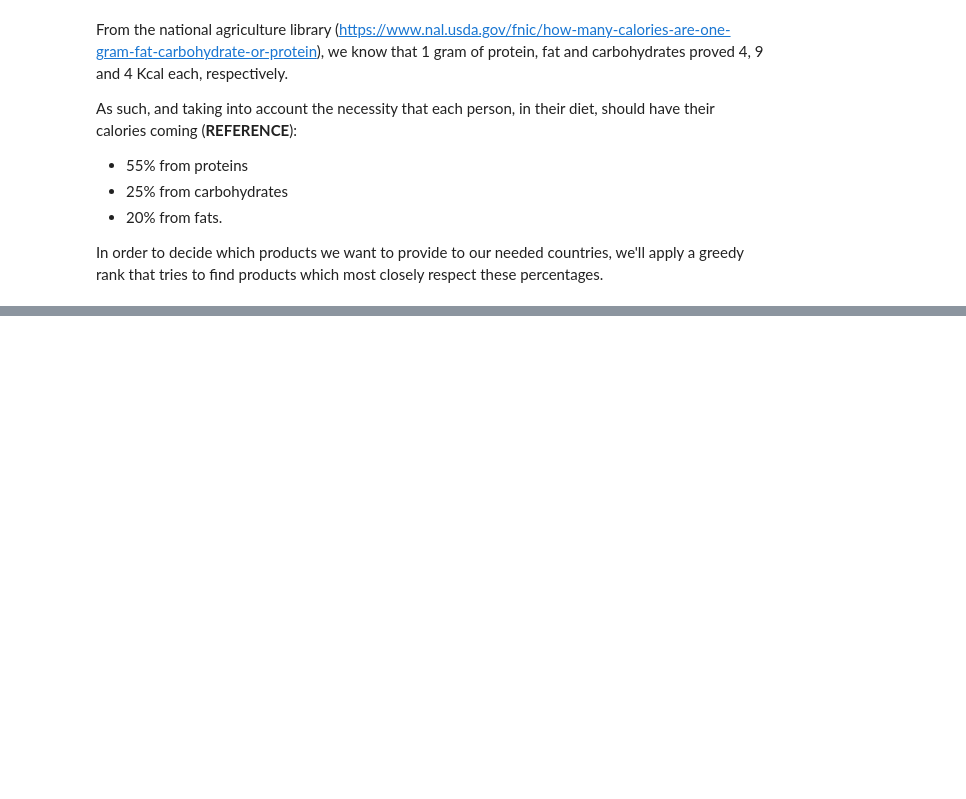
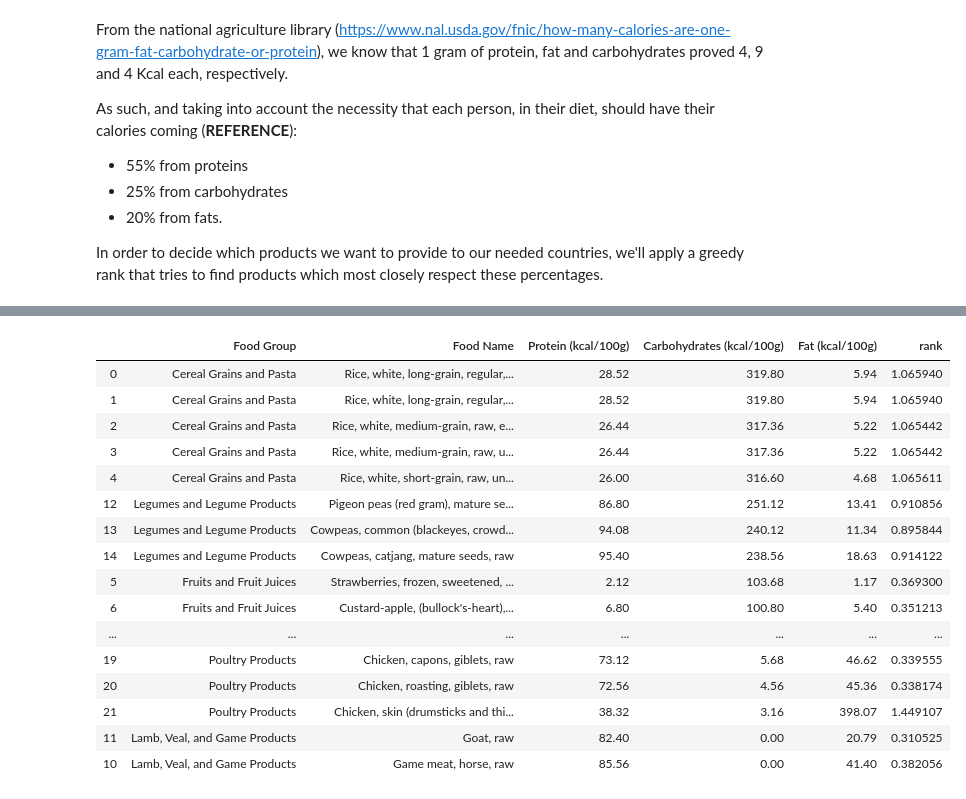
Before and after one commit to manuleo/mADAm-2019, a Jupyter notebook: extra_stuff/Diet_Joao.ipynb, the cells around one changed output, grey strips where cells are left out. Drawn from its saved outputs; the diff is of its cells as text; code cells hidden in the pictures; blank space fills up the shorter version.

```diff
--- a/extra_stuff/Diet_Joao.ipynb
+++ b/extra_stuff/Diet_Joao.ipynb
@@ -72,0 +296,22 @@ test.groupby(['Food Group'], as_index=False)['rank'].min().merge(test)
+# %%
+#sorting the groups by rank
+poss_diet_carbo.sort_values(['Carbohydrates (kcal/100g)'], \
+                                   ascending=False)
+# %% [output]
+|  | Food Group | Food Name | Protein (kcal/100g) | Carbohydrates (kcal/100g) | Fat (kcal/100g) | rank |
+| 0 | Cereal Grains and Pasta | Rice, white, long-grain, regular,... | 28.52 | 319.80 | 5.94 | 1.065940 |
+| 1 | Cereal Grains and Pasta | Rice, white, long-grain, regular,... | 28.52 | 319.80 | 5.94 | 1.065940 |
+| 2 | Cereal Grains and Pasta | Rice, white, medium-grain, raw, e... | 26.44 | 317.36 | 5.22 | 1.065442 |
+| 3 | Cereal Grains and Pasta | Rice, white, medium-grain, raw, u... | 26.44 | 317.36 | 5.22 | 1.065442 |
+| 4 | Cereal Grains and Pasta | Rice, white, short-grain, raw, un... | 26.00 | 316.60 | 4.68 | 1.065611 |
+| 12 | Legumes and Legume Products | Pigeon peas (red gram), mature se... | 86.80 | 251.12 | 13.41 | 0.910856 |
+| 13 | Legumes and Legume Products | Cowpeas, common (blackeyes, crowd... | 94.08 | 240.12 | 11.34 | 0.895844 |
+| 14 | Legumes and Legume Products | Cowpeas, catjang, mature seeds, raw | 95.40 | 238.56 | 18.63 | 0.914122 |
+| 5 | Fruits and Fruit Juices | Strawberries, frozen, sweetened, ... | 2.12 | 103.68 | 1.17 | 0.369300 |
+| 6 | Fruits and Fruit Juices | Custard-apple, (bullock's-heart),... | 6.80 | 100.80 | 5.40 | 0.351213 |
+| ... | ... | ... | ... | ... | ... | ... |
+| 19 | Poultry Products | Chicken, capons, giblets, raw | 73.12 | 5.68 | 46.62 | 0.339555 |
+| 20 | Poultry Products | Chicken, roasting, giblets, raw | 72.56 | 4.56 | 45.36 | 0.338174 |
+| 21 | Poultry Products | Chicken, skin (drumsticks and thi... | 38.32 | 3.16 | 398.07 | 1.449107 |
+| 11 | Lamb, Veal, and Game Products | Goat, raw | 82.40 | 0.00 | 20.79 | 0.310525 |
+| 10 | Lamb, Veal, and Game Products | Game meat, horse, raw | 85.56 | 0.00 | 41.40 | 0.382056 |
```
Also changed, not shown: parts of 41 cells of this notebook, 39 other files.
